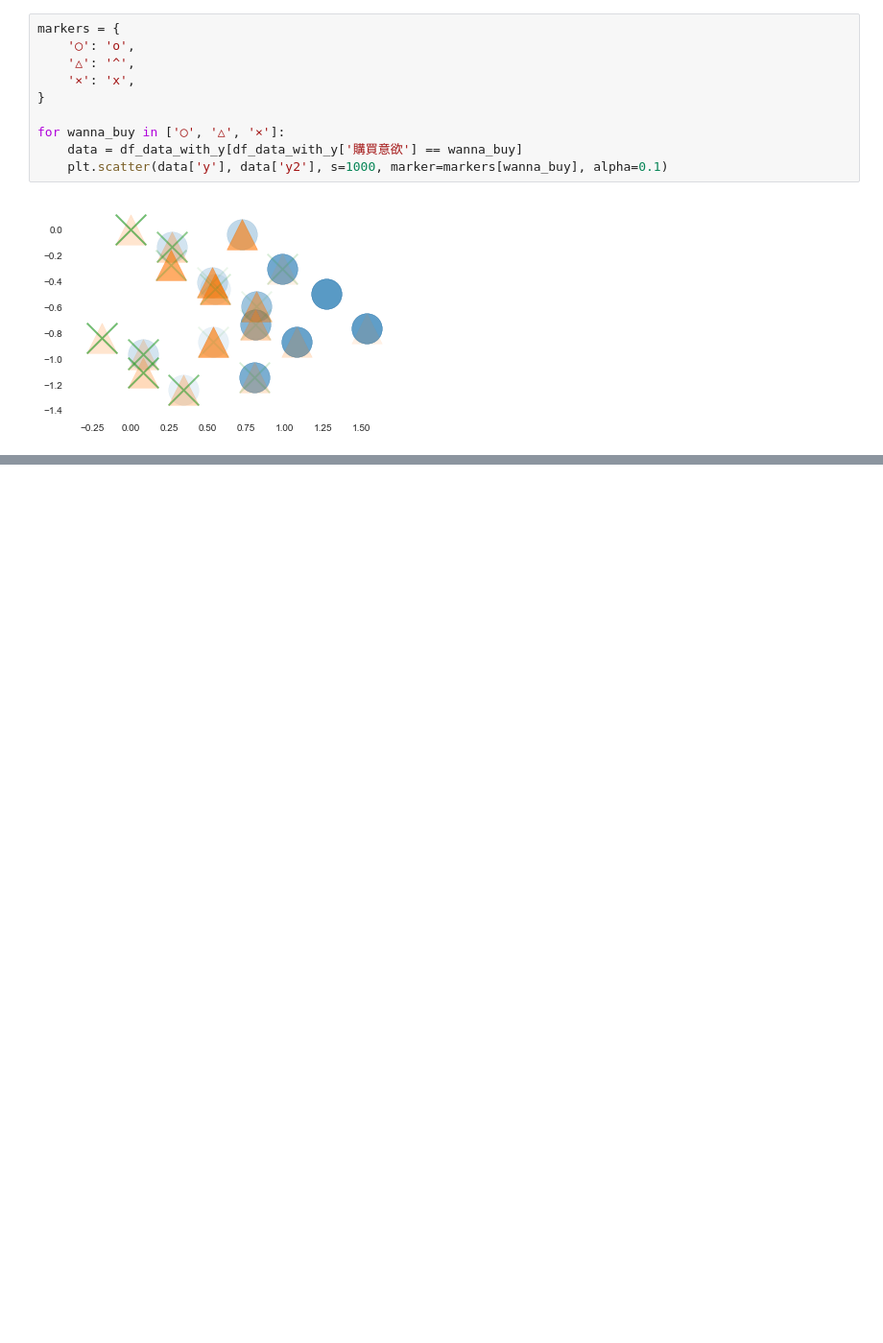
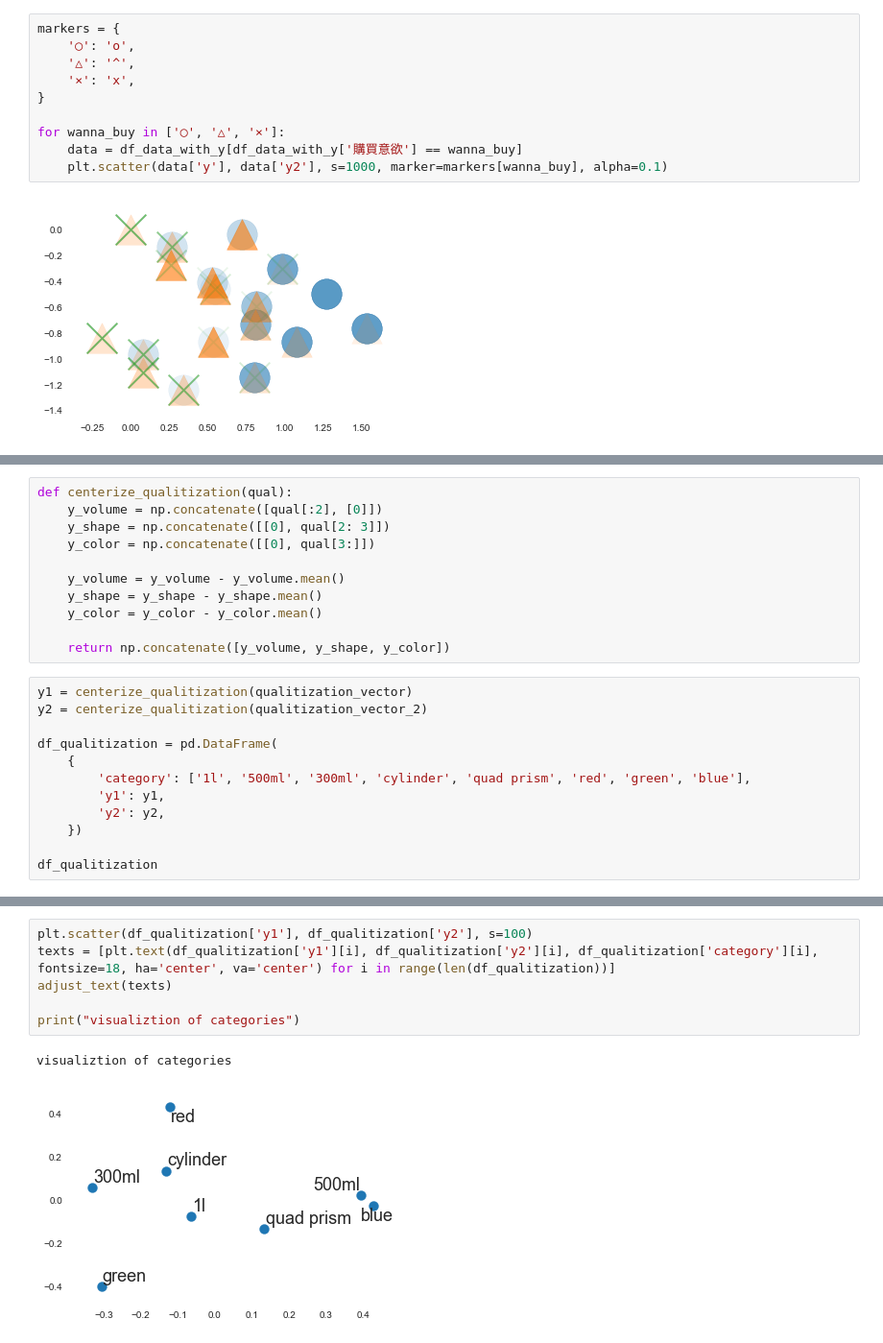
Before and after one commit to sugiyama34/AIciaSolidProject, a Jupyter notebook: 071.Qualitization/Quantization_II.ipynb, the cells around one changed output, grey strips where cells are left out. Shown at 96% size. Saved outputs shown, nothing was run; the diff lists cells and outputs as text; blank space fills up the shorter version.

Commit message:
add scatter of categories

```diff
--- a/071.Qualitization/Quantization_II.ipynb
+++ b/071.Qualitization/Quantization_II.ipynb
@@ -280,0 +284,23 @@ for wanna_buy in ['◯', '△', '×']:
+# %%
+def centerize_qualitization(qual):
+    y_volume = np.concatenate([qual[:2], [0]])
+    y_shape = np.concatenate([[0], qual[2: 3]])
+    y_color = np.concatenate([[0], qual[3:]])
+
+    y_volume = y_volume - y_volume.mean()
+    y_shape = y_shape - y_shape.mean()
+    y_color = y_color - y_color.mean()
+
+    return np.concatenate([y_volume, y_shape, y_color])
+# %%
+y1 = centerize_qualitization(qualitization_vector)
+y2 = centerize_qualitization(qualitization_vector_2)
+
+df_qualitization = pd.DataFrame(
+    {
+        'category': ['1l', '500ml', '300ml', 'cylinder', 'quad prism', 'red', 'green', 'blue'],
+        'y1': y1,
+        'y2': y2,
+    })
+
+df_qualitization
@@ -280,0 +317,9 @@ for wanna_buy in ['◯', '△', '×']:
+# %%
+plt.scatter(df_qualitization['y1'], df_qualitization['y2'], s=100)
+texts = [plt.text(df_qualitization['y1'][i], df_qualitization['y2'][i], df_qualitization['category'][i], fontsize=18, ha='center', va='center') for i in range(len(df_qualitization))]
+adjust_text(texts)
+
+print("visualiztion of categories")
+# %% [output]
+visualiztion of categories
+[figure, added]
```
Also changed, not shown: parts of 4 cells of this notebook, 1 other file.
